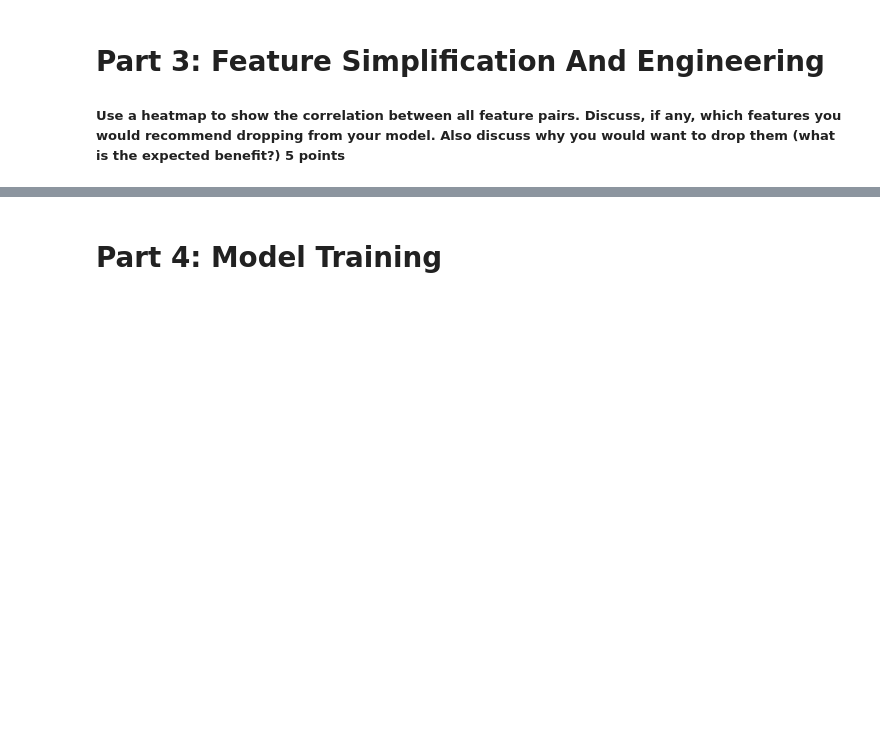
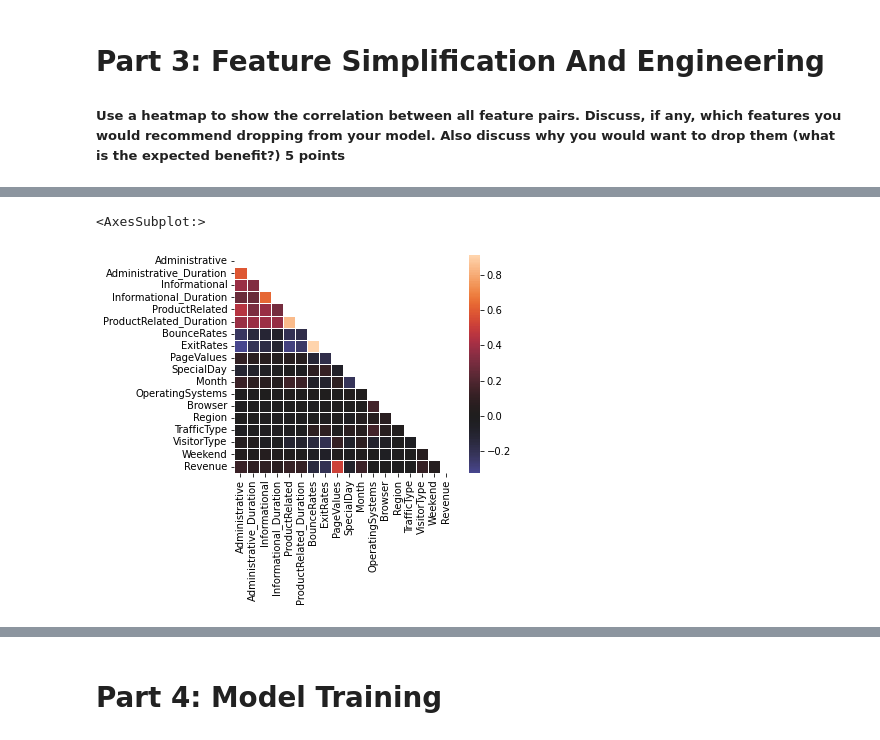
Before and after one commit to samodle/Learning-Machine-Learning, a Jupyter notebook: RandomForrestClassifiers/Project 1.ipynb, the cells around one changed output, grey strips where cells are left out. Saved outputs shown, nothing was run; the diff lists cells and outputs as text; code cells hidden in the pictures; blank space fills up the shorter version.

```diff
--- a/RandomForrestClassifiers/Project 1.ipynb
+++ b/RandomForrestClassifiers/Project 1.ipynb
@@ -323,0 +351,36 @@ The authors [state that](https://archive.ics.uci.edu/ml/datasets/Online+Shoppers
+# %%
+# cleaned up the data to make everything numeric, show heatmap w/ original fields
+df = df.replace('Returning_Visitor',1)
+df = df.replace('New_Visitor',2)
+df = df.replace('Other',0)
+
+df = df.replace('Jan',1, regex=True)
+df = df.replace('Feb',2, regex=True)
+df = df.replace('Mar',3, regex=True)
+df = df.replace('Apr',4, regex=True)
+df = df.replace('May',5, regex=True)
+df = df.replace('Jun',6, regex=True)
+df = df.replace('Jul',7, regex=True)
+df = df.replace('Aug',8, regex=True)
+df = df.replace('Sep',9, regex=True)
+df = df.replace('Oct',10, regex=True)
+df = df.replace('Nov',11, regex=True)
+df = df.replace('Dec',12, regex=True)
+
+df['Month'] = pd.to_numeric(df['Month'])
+df['VisitorType'] = pd.to_numeric(df['VisitorType'])
+
+df_train = df.drop(df.index[10000:12331])
+
+corr = df_train.corr()
+# print(df.dtypes)
+
+# Generate a mask for the upper triangle
+mask = np.triu(np.ones_like(corr, dtype=bool))
+
+# Draw the heatmap with the mask
+seaborn.heatmap(corr, mask=mask, center=0,
+            square=True, linewidths=.5)
+# %% [output]
+<AxesSubplot:>
+[figure, added]
```
Also changed, not shown: parts of 11 cells of this notebook.
